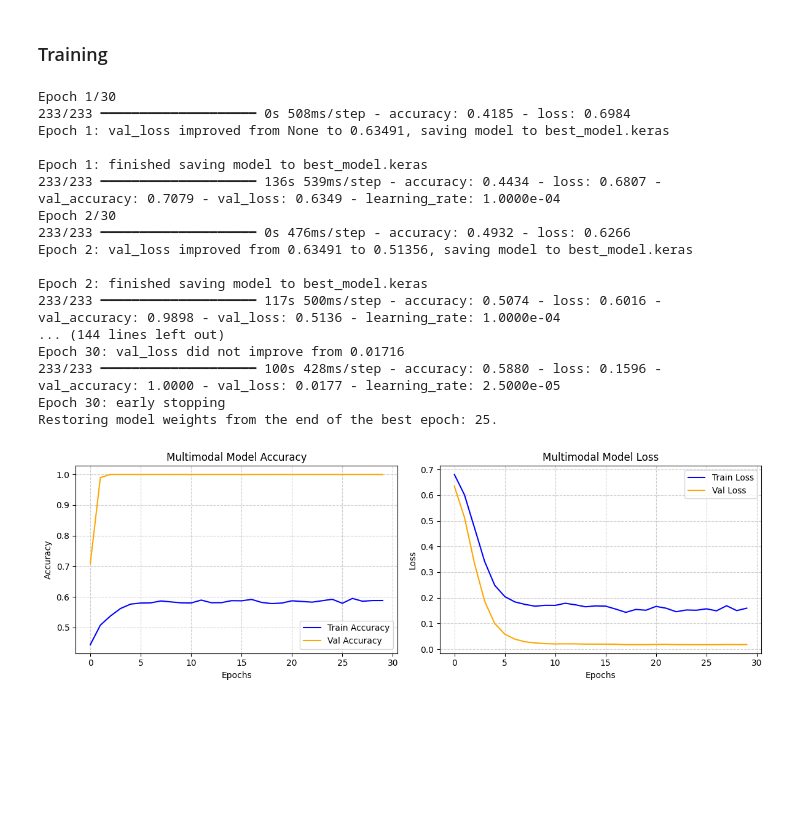
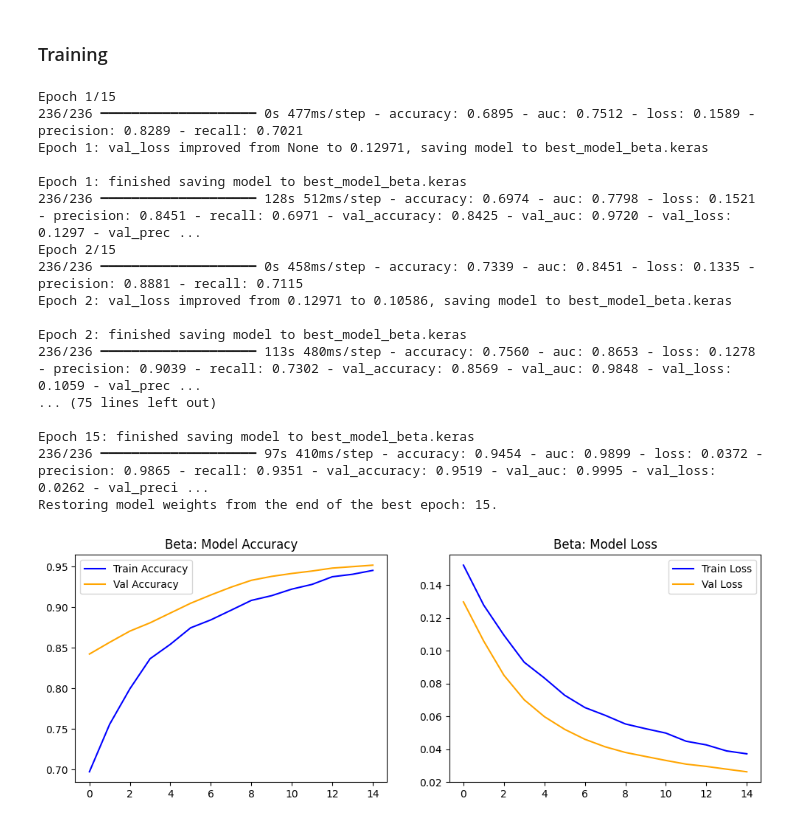
Before and after one commit to AtharvaKulkarni07/Multimodal-FL-Leukemia-Diagnosis, a Jupyter notebook: ipynb/Multimodal_Leukemia_Diagnosis_Local_Model_B.ipynb, the cells around one changed output. Drawn from its saved outputs; the diff is of its cells as text; code cells hidden in the pictures; blank space fills up the shorter version.

Commit message:
Uploading base models on which global model is build

```diff
--- a/ipynb/Multimodal_Leukemia_Diagnosis_Local_Model_B.ipynb
+++ b/ipynb/Multimodal_Leukemia_Diagnosis_Local_Model_B.ipynb
@@ -148,7 +193,7 @@ test_df[features]  = scaler_b.transform(test_df[features])
 # %% [markdown]
 ### Data Agumentation
 # %%
-aug = ImageDataGenerator(
+aug_beta = ImageDataGenerator(
     rotation_range=15,
     zoom_range=0.1,
     horizontal_flip=True,
@@ -197,9 +241,9 @@ class LeukemiaDataGenerator(tf.keras.utils.Sequence):
 
         return (X_img, X_tab), y
 # %%
-train_gen = LeukemiaDataGenerator(train_df, is_training=True,  mixup_alpha=0.2)
-val_gen   = LeukemiaDataGenerator(val_df,   shuffle=False, is_training=False)
-test_gen  = LeukemiaDataGenerator(test_df,  shuffle=False, is_training=False)
+beta_train_gen = LeukemiaDataGeneratorBeta(train_df_beta, is_training=True)
+beta_val_gen   = LeukemiaDataGeneratorBeta(val_df_beta,   shuffle=False, is_training=False)
+beta_test_gen  = LeukemiaDataGeneratorBeta(test_df_beta,  shuffle=False, is_training=False)
 # %% [markdown]
 ### THE DUAL-INPUT ARCHITECTURE
 # %%
@@ -270,0 +295,3 @@ Model: "functional"
+# %%
+local_model_beta = build_model_beta()
+local_model_beta.summary()
@@ -319,52 +370,44 @@ callbacks = [
 ]
 # %%
-history = local_model.fit(
-    train_gen,
-    validation_data=val_gen,
-    epochs=30,
-    callbacks=callbacks,
+history_beta = local_model_beta.fit(
+    beta_train_gen,
+    validation_data=beta_val_gen,
+    epochs=15,
+    callbacks=callbacks_beta,
+    class_weight=class_weight_dict_beta,
     verbose=1
 )
 # %% [output]
-Epoch 1/30
-233/233 ━━━━━━━━━━━━━━━━━━━━ 0s 508ms/step - accuracy: 0.4185 - loss: 0.6984
-Epoch 1: val_loss improved from None to 0.63491, saving model to best_model.keras
+Epoch 1/15
+236/236 ━━━━━━━━━━━━━━━━━━━━ 0s 477ms/step - accuracy: 0.6895 - auc: 0.7512 - loss: 0.1589 - precision: 0.8289 - recall: 0.7021
+Epoch 1: val_loss improved from None to 0.12971, saving model to best_model_beta.keras
 
-Epoch 1: finished saving model to best_model.keras
-233/233 ━━━━━━━━━━━━━━━━━━━━ 136s 539ms/step - accuracy: 0.4434 - loss: 0.6807 - val_accuracy: 0.7079 - val_loss: 0.6349 - learning_rate: 1.0000e-04
-Epoch 2/30
-233/233 ━━━━━━━━━━━━━━━━━━━━ 0s 476ms/step - accuracy: 0.4932 - loss: 0.6266
-Epoch 2: val_loss improved from 0.63491 to 0.51356, saving model to best_model.keras
+Epoch 1: finished saving model to best_model_beta.keras
+236/236 ━━━━━━━━━━━━━━━━━━━━ 128s 512ms/step - accuracy: 0.6974 - auc: 0.7798 - loss: 0.1521 - precision: 0.8451 - recall: 0.6971 - val_accuracy: 0.8425 - val_auc: 0.9720 - val_loss: 0.1297 - val_prec ...
+Epoch 2/15
+236/236 ━━━━━━━━━━━━━━━━━━━━ 0s 458ms/step - accuracy: 0.7339 - auc: 0.8451 - loss: 0.1335 - precision: 0.8881 - recall: 0.7115
+Epoch 2: val_loss improved from 0.12971 to 0.10586, saving model to best_model_beta.keras
 
-Epoch 2: finished saving model to best_model.keras
-233/233 ━━━━━━━━━━━━━━━━━━━━ 117s 500ms/step - accuracy: 0.5074 - loss: 0.6016 - val_accuracy: 0.9898 - val_loss: 0.5136 - learning_rate: 1.0000e-04
-... (144 lines left out)
-Epoch 30: val_loss did not improve from 0.01716
-233/233 ━━━━━━━━━━━━━━━━━━━━ 100s 428ms/step - accuracy: 0.5880 - loss: 0.1596 - val_accuracy: 1.0000 - val_loss: 0.0177 - learning_rate: 2.5000e-05
-Epoch 30: early stopping
-Restoring model weights from the end of the best epoch: 25.
+Epoch 2: finished saving model to best_model_beta.keras
+236/236 ━━━━━━━━━━━━━━━━━━━━ 113s 480ms/step - accuracy: 0.7560 - auc: 0.8653 - loss: 0.1278 - precision: 0.9039 - recall: 0.7302 - val_accuracy: 0.8569 - val_auc: 0.9848 - val_loss: 0.1059 - val_prec ...
+... (75 lines left out)
+
+Epoch 15: finished saving model to best_model_beta.keras
+236/236 ━━━━━━━━━━━━━━━━━━━━ 97s 410ms/step - accuracy: 0.9454 - auc: 0.9899 - loss: 0.0372 - precision: 0.9865 - recall: 0.9351 - val_accuracy: 0.9519 - val_auc: 0.9995 - val_loss: 0.0262 - val_preci ...
+Restoring model weights from the end of the best epoch: 15.
 # %%
 plt.figure(figsize=(12, 4))
-
 plt.subplot(1, 2, 1)
-plt.plot(history.history['accuracy'],     label='Train Accuracy', color='blue')
-plt.plot(history.history['val_accuracy'], label='Val Accuracy',   color='orange')
-plt.title('Multimodal Model Accuracy')
-plt.xlabel('Epochs')
-plt.ylabel('Accuracy')
+plt.plot(history_beta.history['accuracy'], label='Train Accuracy', color='blue')
+plt.plot(history_beta.history['val_accuracy'], label='Val Accuracy', color='orange')
+plt.title('Beta: Model Accuracy')
 plt.legend()
-plt.grid(True, linestyle='--', alpha=0.6)
 
 plt.subplot(1, 2, 2)
-plt.plot(history.history['loss'],     label='Train Loss', color='blue')
-plt.plot(history.history['val_loss'], label='Val Loss',   color='orange')
-plt.title('Multimodal Model Loss')
-plt.xlabel('Epochs')
-plt.ylabel('Loss')
+plt.plot(history_beta.history['loss'], label='Train Loss', color='blue')
+plt.plot(history_beta.history['val_loss'], label='Val Loss', color='orange')
+plt.title('Beta: Model Loss')
 plt.legend()
-plt.grid(True, linestyle='--', alpha=0.6)
-
-plt.tight_layout()
 plt.show()
 # %% [output]
-[figure, old version]
+[figure, new version]
```
Also changed, not shown: parts of 26 cells of this notebook, 1 other file.
